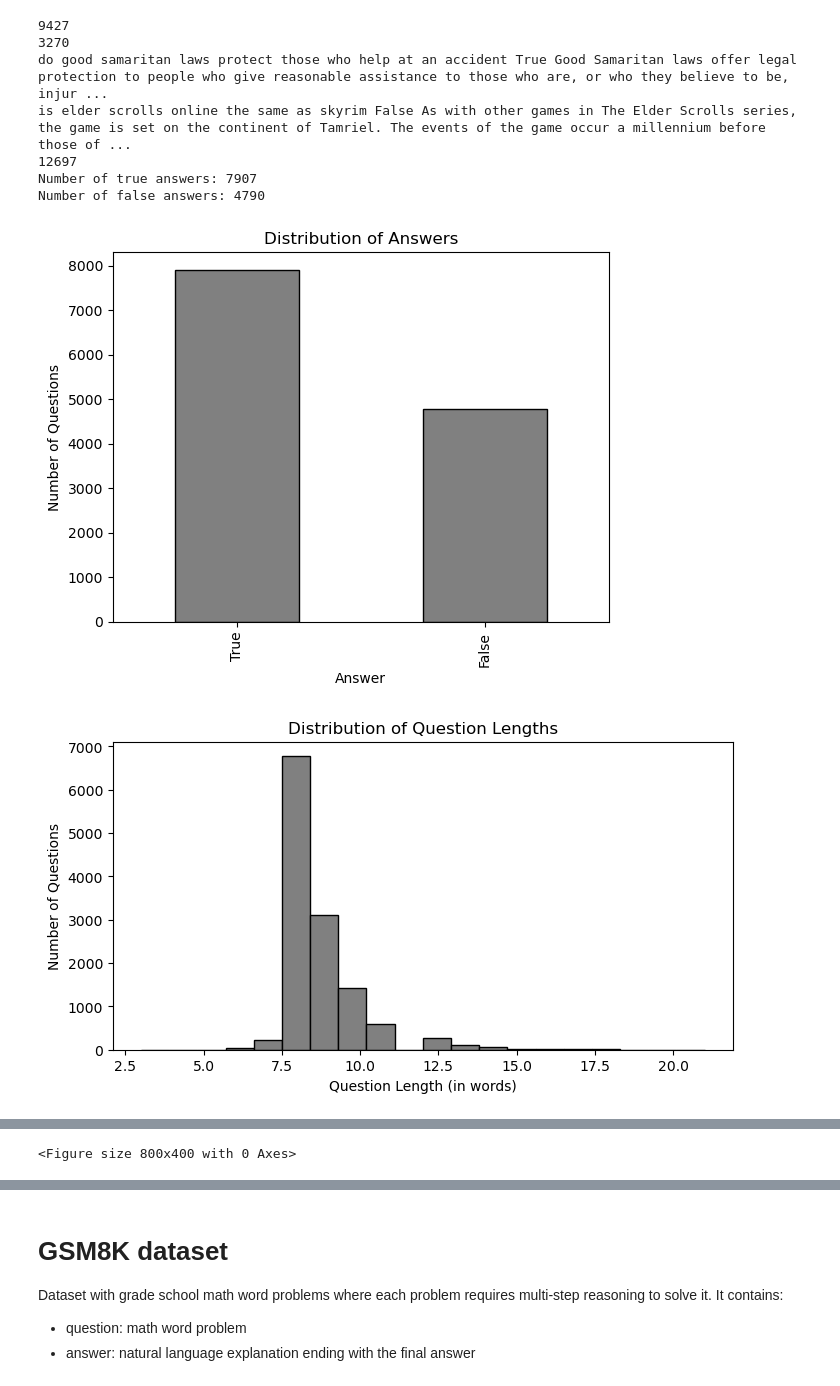
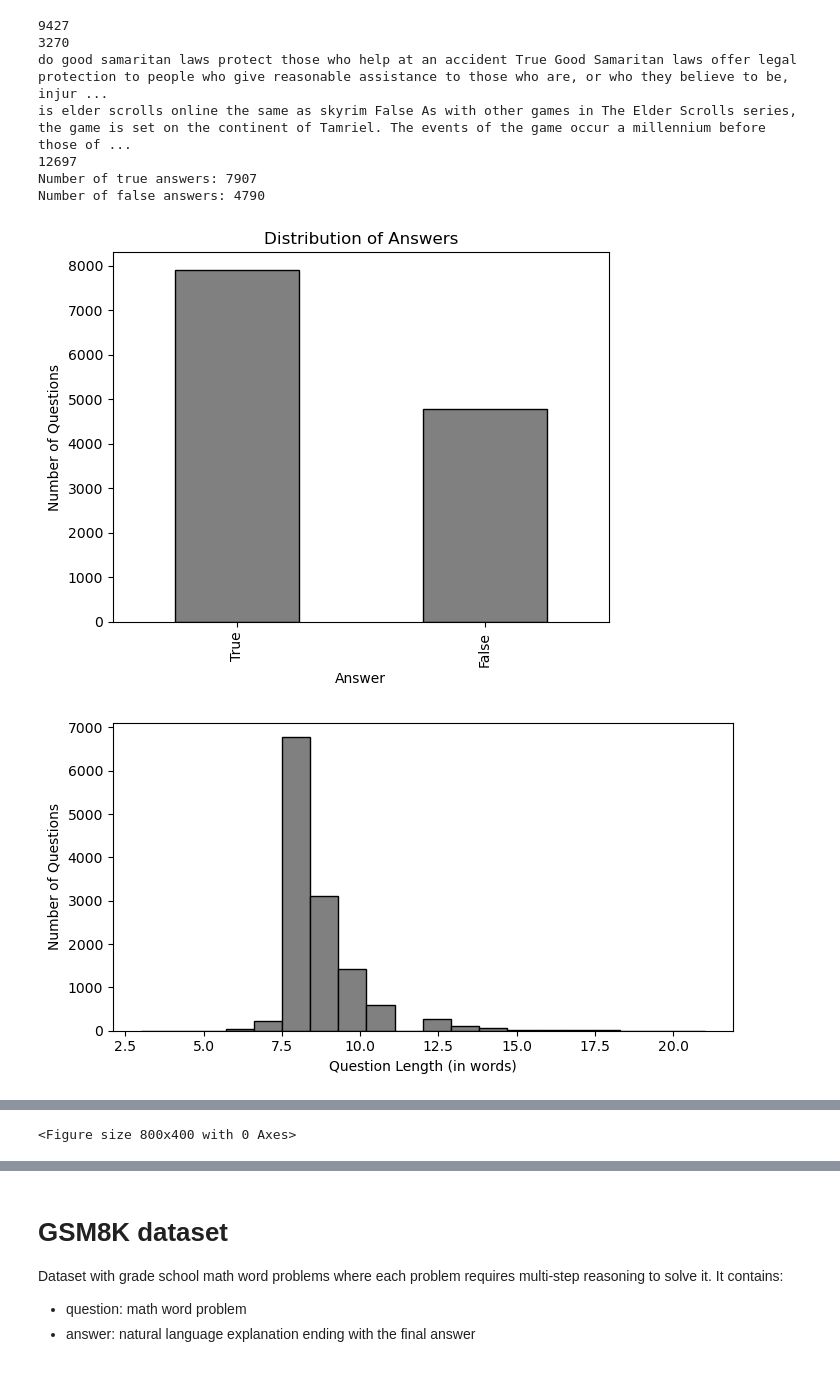
Before and after one commit to christian-hobelsberger/LLMUncertainty, a Jupyter notebook: dataset_analysis.ipynb, the cells around one changed output, grey strips where cells are left out. Saved outputs shown, nothing was run; the diff lists cells and outputs as text; code cells hidden in the pictures.

```diff
--- a/dataset_analysis.ipynb
+++ b/dataset_analysis.ipynb
@@ -555,37 +555,35 @@ boolQ['question_length'] = boolQ['question'].apply(lambda x: len(x.split()))
 boolQ['question_length'].hist(bins=20, grid=False, color='grey', edgecolor='black')
 plt.xlabel('Question Length (in words)')
 plt.ylabel('Number of Questions')
-plt.title('Distribution of Question Lengths')
 plt.savefig("figures/BoolQ/boolq_question_length.png")
 plt.show()
 
 # Passage length distribution
 plt.figure(figsize=(8, 4))
 boolQ['passage_length'] = boolQ['passage'].apply(lambda x: len(x.split()))
 boolQ['passage_length'].hist(bins=20, grid=False, color='grey', edgecolor='black')
 plt.xlabel('Passage Length (in words)')
 plt.ylabel('Number of Passages')
-plt.title('Distribution of Passage Lengths')
 plt.savefig("figures/BoolQ/boolq_passage_length.png")
 plt.show()
 
 # Compare lengths by answer
 plt.figure(figsize=(8, 4))
 boolQ.boxplot(column='question_length', by='answer', grid=False)
 plt.xlabel('Answer')
 plt.ylabel('Question Length (in words)')
 plt.title('Question Length by Answer')
 plt.show()
 
 # Most common question words
 plt.figure(figsize=(8, 4))
 boolQ['first_word'] = boolQ['question'].apply(lambda x: x.split()[0].lower())
 boolQ['first_word'].value_counts().head(10).plot(kind='bar', color='grey', edgecolor='black')
 plt.xlabel('First Word')
 plt.ylabel('Frequency')
 plt.title('Most Common First Words in Questions')
 plt.savefig("figures/BoolQ/boolq_first_words.png")
 plt.show()
 # %% [output]
 [figure]
-[figure, old version]
+[figure, new version]
```
Also changed, not shown: parts of 2 cells of this notebook, 5 other files.
